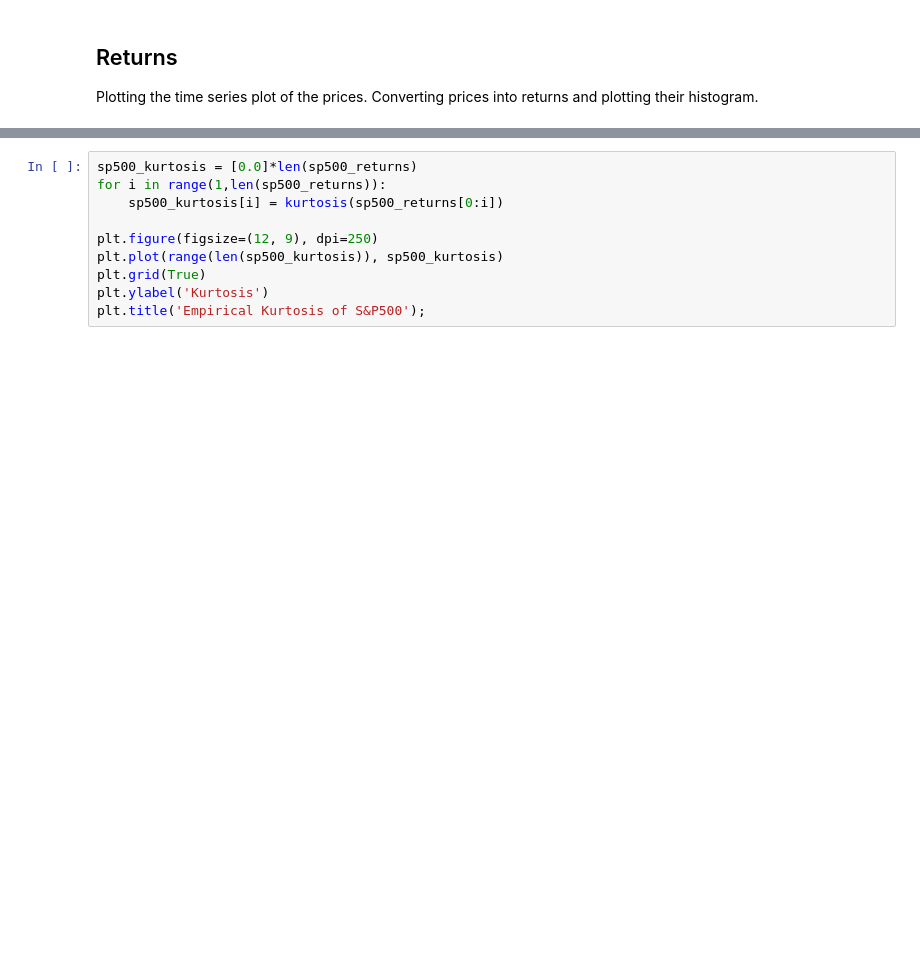
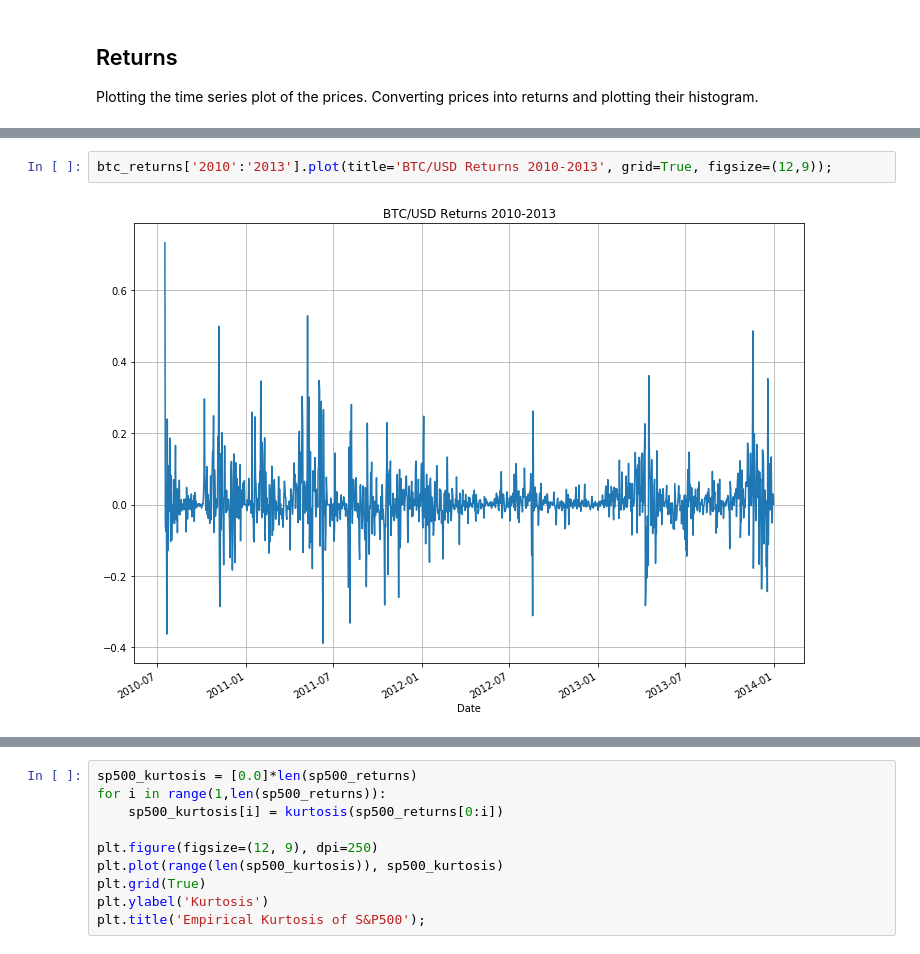
Before and after one commit to ngurnani/VolatilityPrediction, a Jupyter notebook: src/EDA.ipynb, the cells around one changed output, grey strips where cells are left out. Drawn from its saved outputs; the diff is of its cells as text; blank space fills up the shorter version.

```diff
--- a/src/EDA.ipynb
+++ b/src/EDA.ipynb
@@ -96 +80,5 @@ Clearly due to BTC's extreme volatility there is a huge jump in returns around l
+# %%
+btc_returns['2010':'2013'].plot(title='BTC/USD Returns 2010-2013', grid=True, figsize=(12,9));
+# %% [output]
+[figure, added]
 # %%
```
Also changed, not shown: parts of 18 cells of this notebook, 1 other file.
